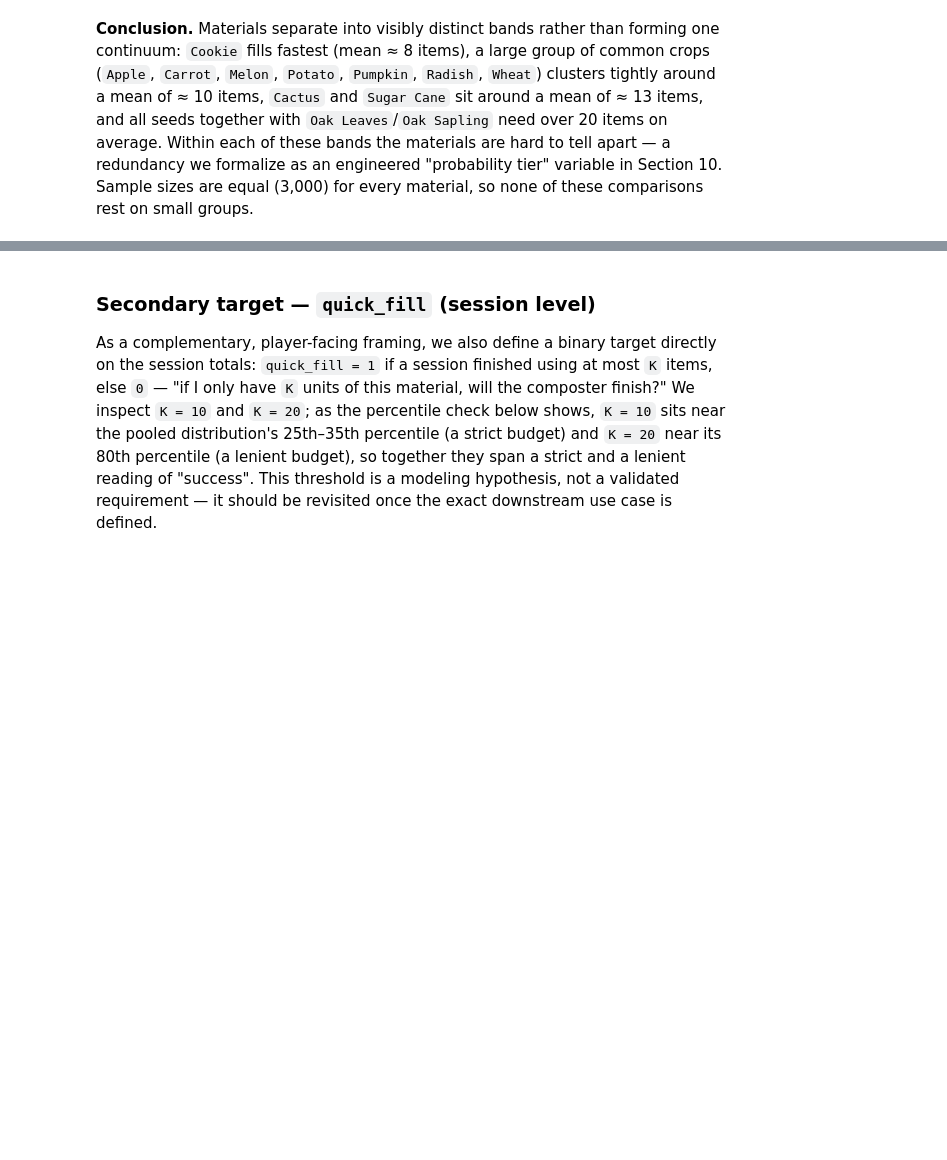
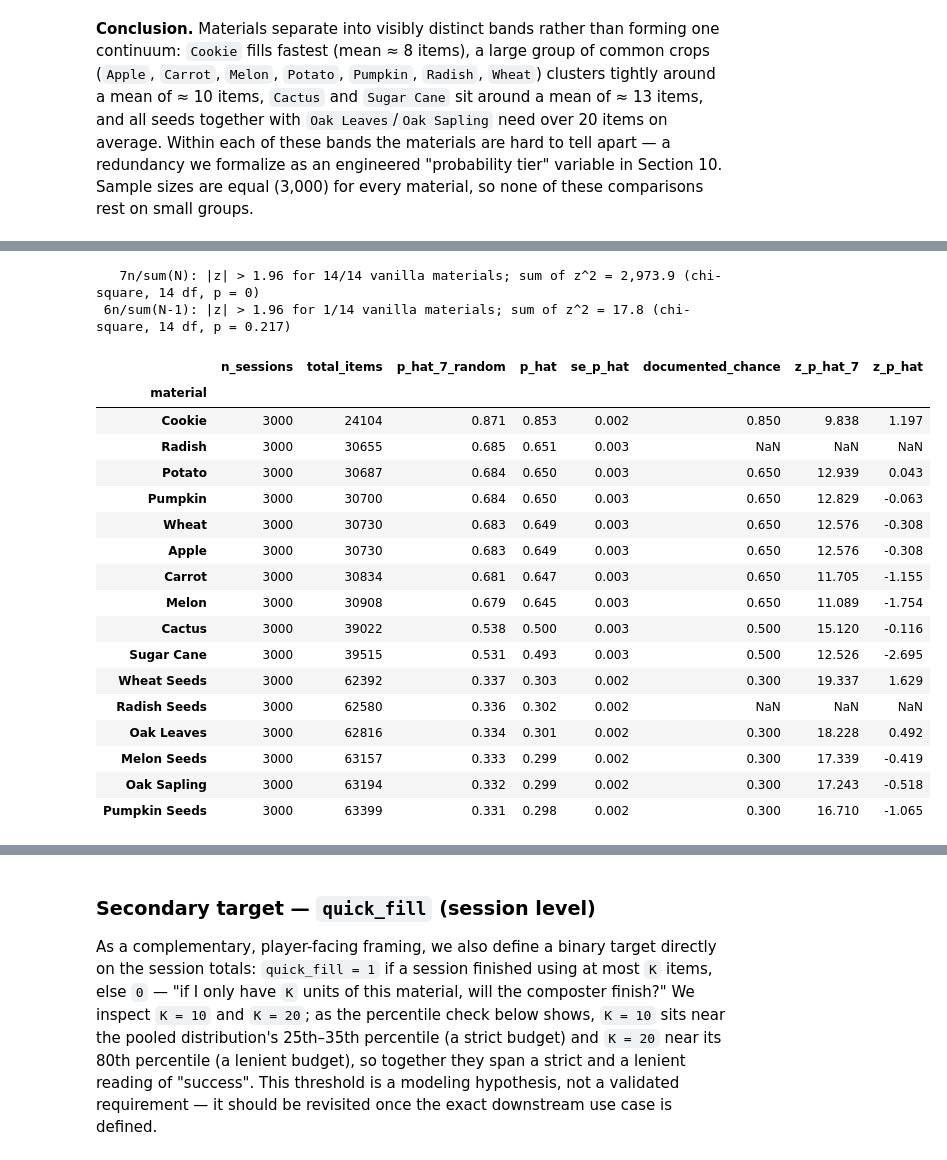
Before and after one commit to errodd/minecraft_composting_success_predictor, a Jupyter notebook: notebooks/01_eda.ipynb, the cells around one changed output, grey strips where cells are left out. Drawn from its saved outputs; the diff is of its cells as text; code cells hidden in the pictures; blank space fills up the shorter version.

```diff
--- a/notebooks/01_eda.ipynb
+++ b/notebooks/01_eda.ipynb
@@ -774,0 +1035,52 @@ balance" number for this dataset without saying which granularity it refers to.
+# %%
+session_estimates = (
+    composting.groupby("material")["items_used"]
+    .agg(n_sessions="size", total_items="sum")
+)
+n_m, total_m = session_estimates["n_sessions"], session_estimates["total_items"]
+session_estimates["p_hat_7_random"] = SUCCESSES_REQUIRED * n_m / total_m
+session_estimates["p_hat"] = (SUCCESSES_REQUIRED - 1) * n_m / (total_m - n_m)
+session_estimates["se_p_hat"] = np.sqrt(
+    session_estimates["p_hat"] * (1 - session_estimates["p_hat"]) / (total_m - n_m)
+)
+se_p_hat_7 = np.sqrt(session_estimates["p_hat_7_random"] * (1 - session_estimates["p_hat_7_random"]) / total_m)
+
+# External check only (not used to build anything): documented composter chances (Minecraft Wiki, "Composter").
+# Radish and Radish Seeds are not vanilla items, so they have no documented chance.
+DOCUMENTED_CHANCE = {
+    "Cookie": 0.85,
+    "Apple": 0.65, "Carrot": 0.65, "Melon": 0.65, "Potato": 0.65, "Pumpkin": 0.65, "Wheat": 0.65,
+    "Cactus": 0.50, "Sugar Cane": 0.50,
+    "Melon Seeds": 0.30, "Pumpkin Seeds": 0.30, "Wheat Seeds": 0.30, "Oak Leaves": 0.30, "Oak Sapling": 0.30,
+}
+session_estimates["documented_chance"] = session_estimates.index.map(DOCUMENTED_CHANCE)
+session_estimates["z_p_hat_7"] = (session_estimates["p_hat_7_random"] - session_estimates["documented_chance"]) / se_p_hat_7
+session_estimates["z_p_hat"] = (session_estimates["p_hat"] - session_estimates["documented_chance"]) / session_estimates["se_p_hat"]
+
+vanilla = session_estimates.dropna(subset=["documented_chance"])
+for col, label in (("z_p_hat_7", "7n/sum(N)"), ("z_p_hat", "6n/sum(N-1)")):
+    chi2_stat = (vanilla[col] ** 2).sum()
+    print(f"{label:>12}: |z| > 1.96 for {(vanilla[col].abs() > 1.96).sum()}/{len(vanilla)} vanilla materials; "
+          f"sum of z^2 = {chi2_stat:,.1f} (chi-square, {len(vanilla)} df, p = {stats.chi2.sf(chi2_stat, len(vanilla)):.3g})")
+session_estimates.sort_values("p_hat", ascending=False)
+# %% [output]
+   7n/sum(N): |z| > 1.96 for 14/14 vanilla materials; sum of z^2 = 2,973.9 (chi-square, 14 df, p = 0)
+ 6n/sum(N-1): |z| > 1.96 for 1/14 vanilla materials; sum of z^2 = 17.8 (chi-square, 14 df, p = 0.217)
+|  | n_sessions | total_items | p_hat_7_random | p_hat | se_p_hat | documented_chance | z_p_hat_7 | z_p_hat |
+| material |  |  |  |  |  |  |  |  |
+| Cookie | 3000 | 24104 | 0.871 | 0.853 | 0.002 | 0.850 | 9.838 | 1.197 |
+| Radish | 3000 | 30655 | 0.685 | 0.651 | 0.003 | NaN | NaN | NaN |
+| Potato | 3000 | 30687 | 0.684 | 0.650 | 0.003 | 0.650 | 12.939 | 0.043 |
+| Pumpkin | 3000 | 30700 | 0.684 | 0.650 | 0.003 | 0.650 | 12.829 | -0.063 |
+| Wheat | 3000 | 30730 | 0.683 | 0.649 | 0.003 | 0.650 | 12.576 | -0.308 |
+| Apple | 3000 | 30730 | 0.683 | 0.649 | 0.003 | 0.650 | 12.576 | -0.308 |
+| Carrot | 3000 | 30834 | 0.681 | 0.647 | 0.003 | 0.650 | 11.705 | -1.155 |
+| Melon | 3000 | 30908 | 0.679 | 0.645 | 0.003 | 0.650 | 11.089 | -1.754 |
+| Cactus | 3000 | 39022 | 0.538 | 0.500 | 0.003 | 0.500 | 15.120 | -0.116 |
+| Sugar Cane | 3000 | 39515 | 0.531 | 0.493 | 0.003 | 0.500 | 12.526 | -2.695 |
+| Wheat Seeds | 3000 | 62392 | 0.337 | 0.303 | 0.002 | 0.300 | 19.337 | 1.629 |
+| Radish Seeds | 3000 | 62580 | 0.336 | 0.302 | 0.002 | NaN | NaN | NaN |
+| Oak Leaves | 3000 | 62816 | 0.334 | 0.301 | 0.002 | 0.300 | 18.228 | 0.492 |
+| Melon Seeds | 3000 | 63157 | 0.333 | 0.299 | 0.002 | 0.300 | 17.339 | -0.419 |
+| Oak Sapling | 3000 | 63194 | 0.332 | 0.299 | 0.002 | 0.300 | 17.243 | -0.518 |
+| Pumpkin Seeds | 3000 | 63399 | 0.331 | 0.298 | 0.002 | 0.300 | 16.710 | -1.065 |
```
Also changed, not shown: parts of 89 cells of this notebook, 6 other files.
